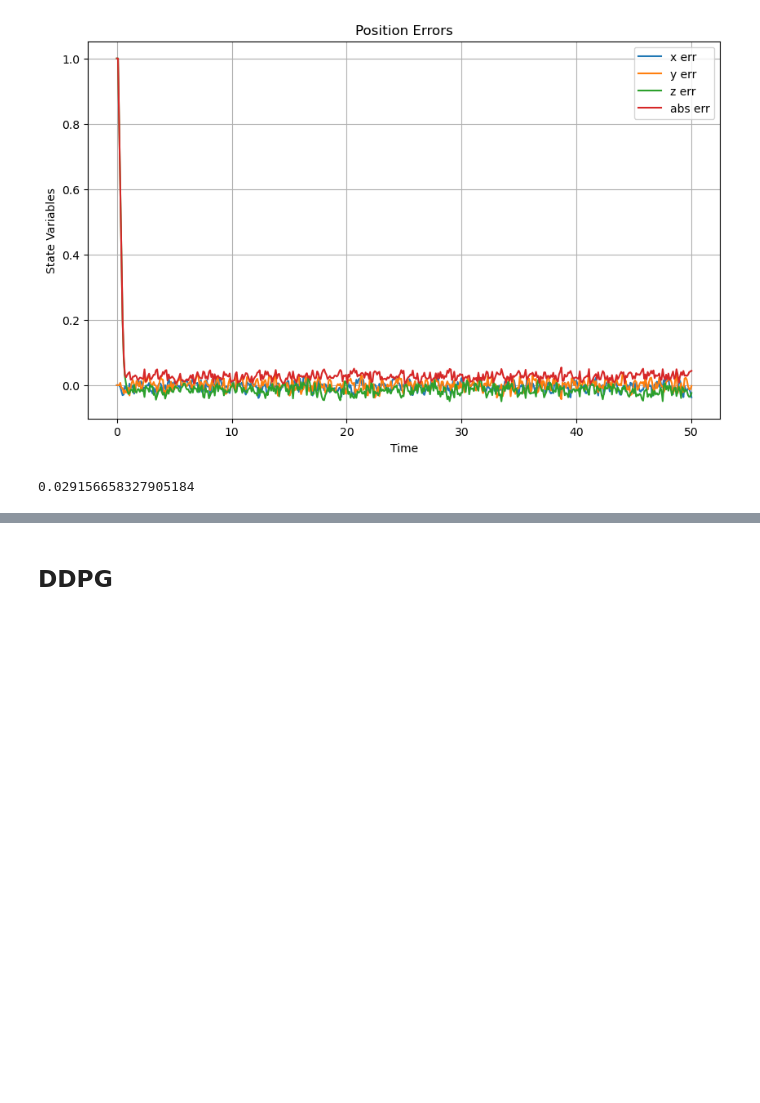
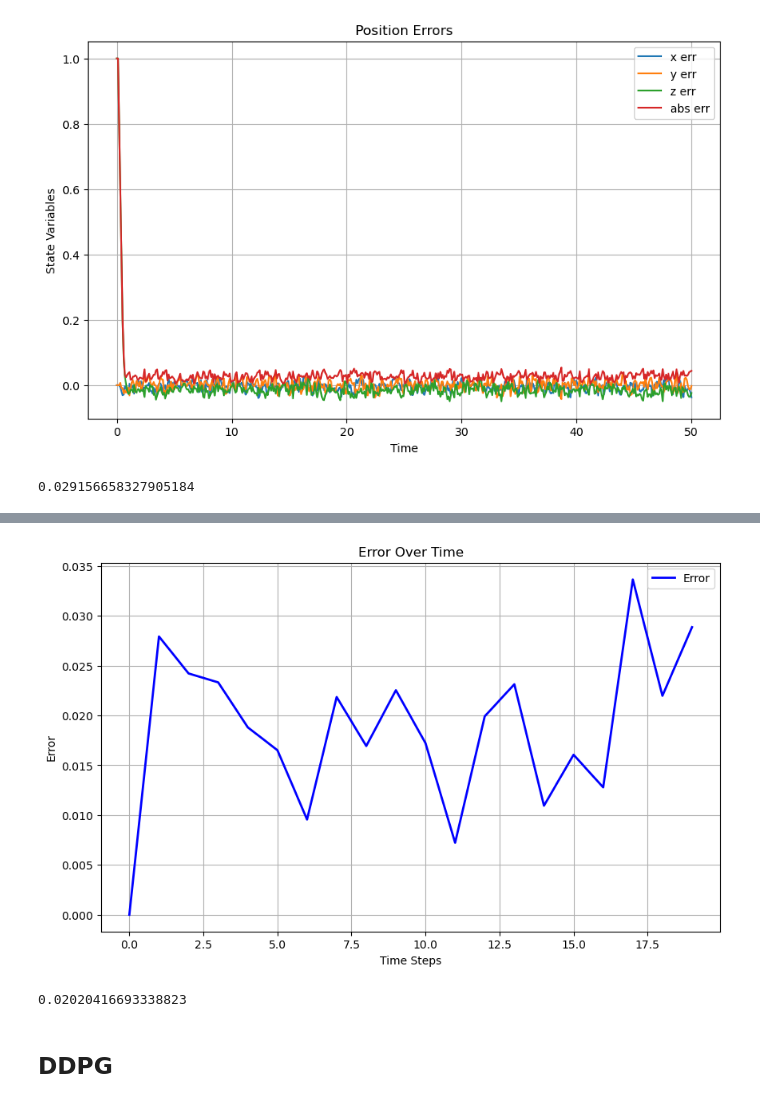
Before and after one commit to damurka5/RL_CDPR, a Jupyter notebook: mujoco_py/11_SB3_PPO&DDPG_evaluation.ipynb, the cells around one changed output, grey strips where cells are left out. Cells and saved outputs as stored; diff of their text form; code cells hidden in the pictures; blank space fills up the shorter version.

```diff
--- a/mujoco_py/11_SB3_PPO&DDPG_evaluation.ipynb
+++ b/mujoco_py/11_SB3_PPO&DDPG_evaluation.ipynb
@@ -337,2 +387,13 @@ visualize_simulation(trajectory=traj1,
+# %%
+# plotting abs error of trajectory
+plot_error(error)
+# %% [output]
+[figure, added]
+# %%
+# RMS Error
+mean_err = np.mean(error**2)
+np.sqrt(mean_err)
+# %% [output]
+0.02020416693338823
 # %% [markdown]
 ## DDPG
```
Also changed, not shown: parts of 3 cells of this notebook, 1 other file.
